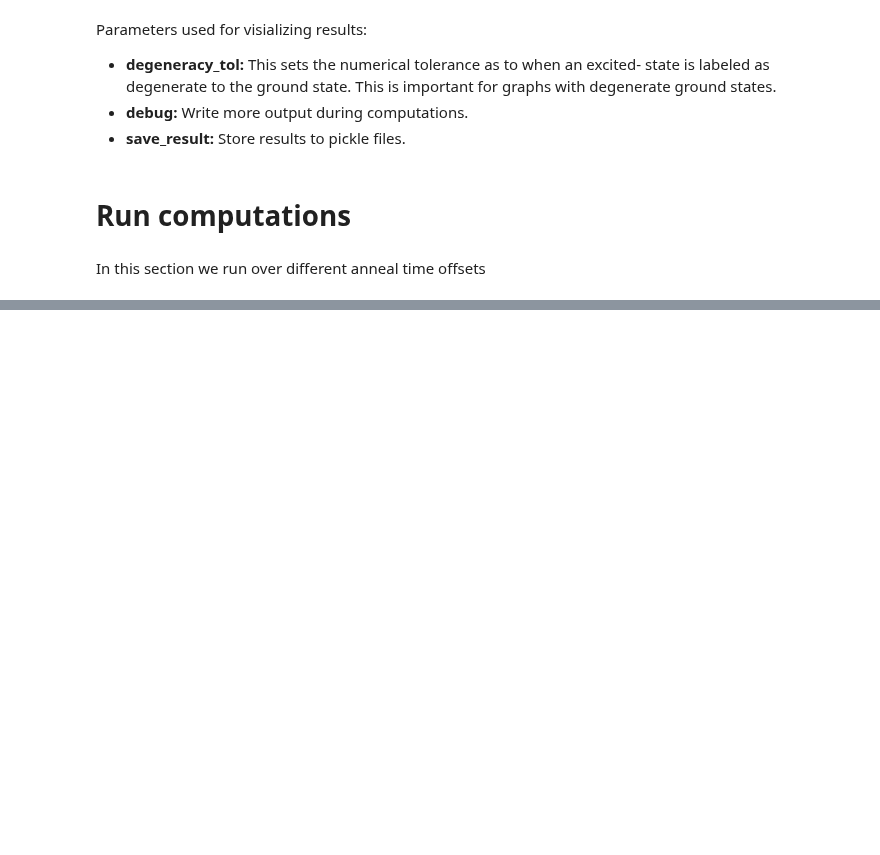
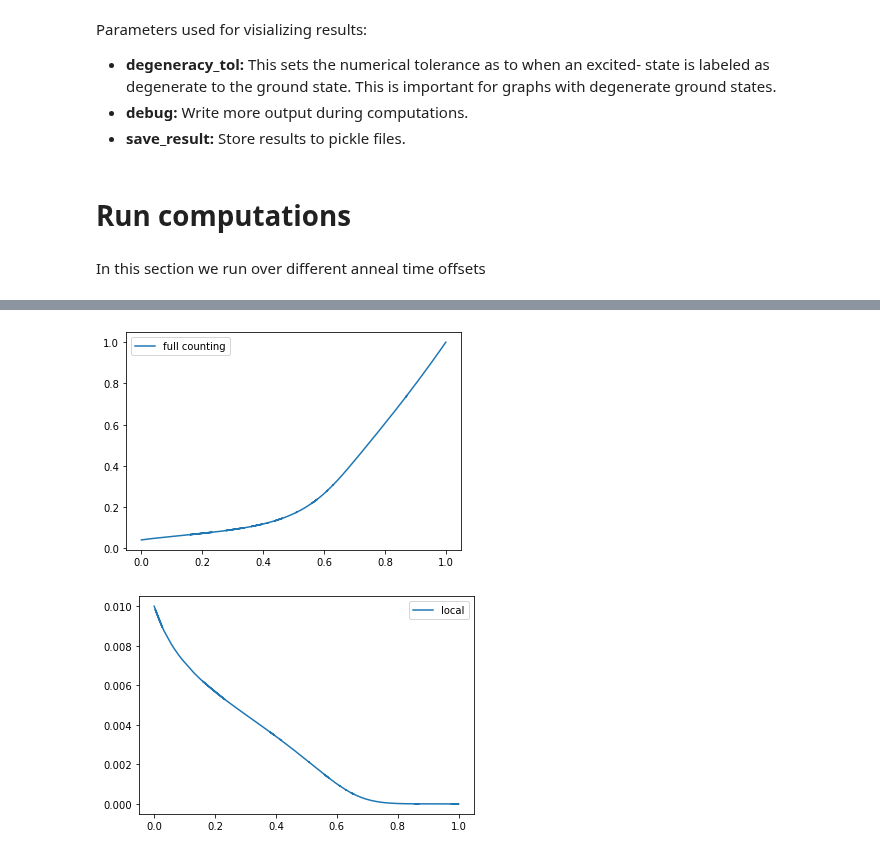
Before and after one commit to cchang5/quantum_linear_programming, a Jupyter notebook: notebooks/tdse_notebook.ipynb, the cells around one changed output, grey strips where cells are left out. Saved outputs shown, nothing was run; the diff lists cells and outputs as text; code cells hidden in the pictures; blank space fills up the shorter version.

Commit message:
gamma is proportional to A and B

```diff
--- a/notebooks/tdse_notebook.ipynb
+++ b/notebooks/tdse_notebook.ipynb
@@ -647,0 +661,21 @@ adiabatic condition (ns): 29.845041285377558
+# %%
+fig = plt.figure('gamma')
+ax = plt.axes()
+
+x = tdse.gammadict['s']
+y = tdse.gammadict['g']
+ax.errorbar(x=x, y=y, label='full counting')
+ax.legend()
+plt.show()
+
+fig = plt.figure('gamma local')
+ax = plt.axes()
+
+x = tdse.gammadict['s']
+y = tdse.gammadict['glocal']
+ax.errorbar(x=x, y=y, label='local')
+ax.legend()
+plt.show()
+# %% [output]
+[figure, added]
+[figure, added]
```
Also changed, not shown: parts of 7 cells of this notebook, 4 other files.
